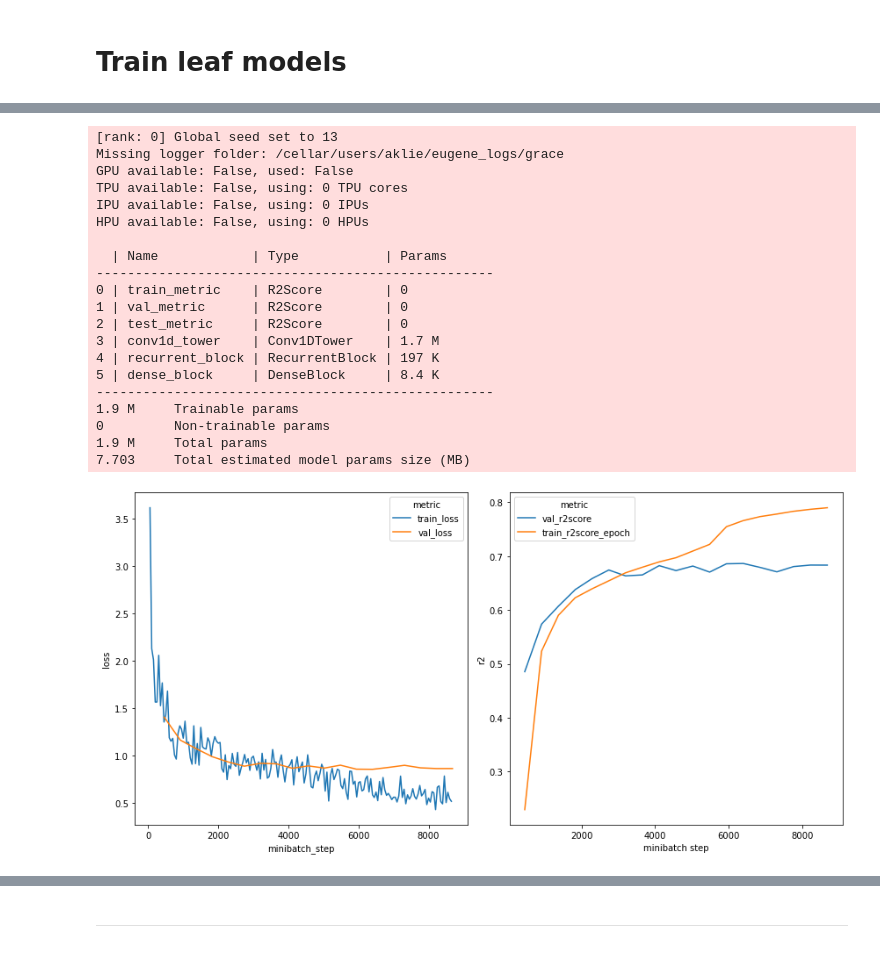
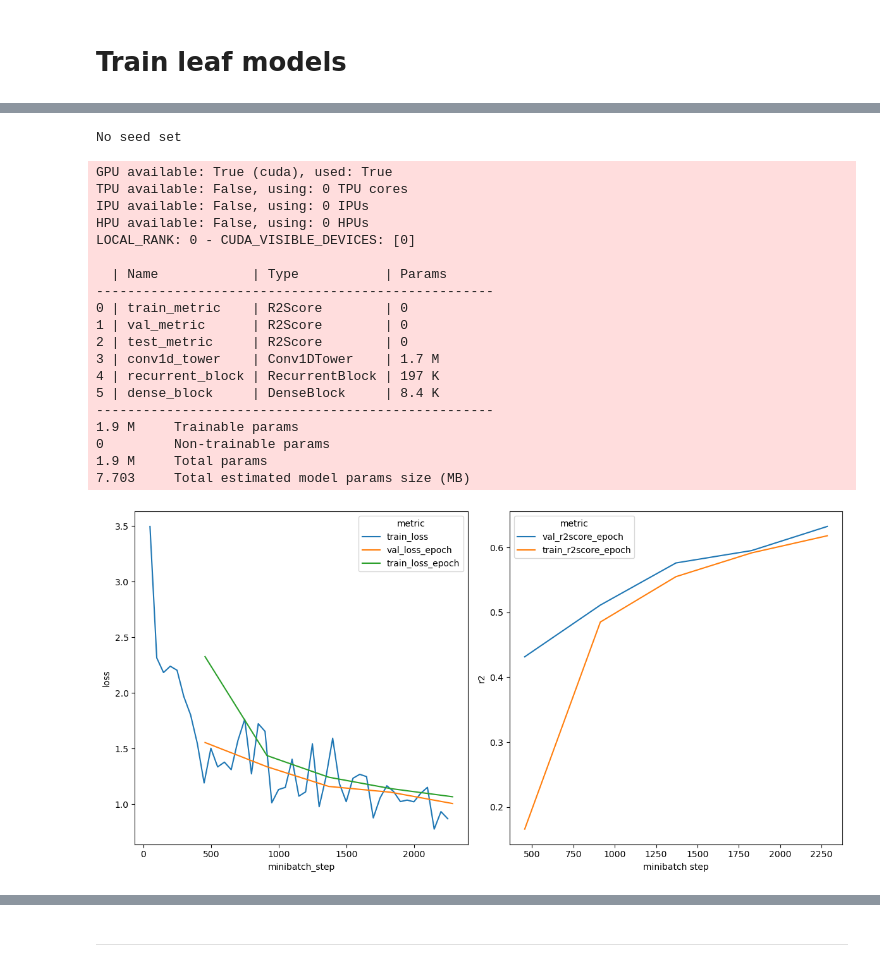
Before and after one commit to ML4GLand/EUGenE_use_cases, a Jupyter notebook: jores21/iit.ipynb, the cells around one changed output, grey strips where cells are left out. Cells and saved outputs as stored; diff of their text form; code cells hidden in the pictures.

```diff
--- a/jores21/iit.ipynb
+++ b/jores21/iit.ipynb
@@ -124,31 +166,30 @@ train.fit(
     train_dataloader=train_sdataloader,
     val_dataloader=val_sdataloader,
     gpus=1,
-    epochs=25,
+    epochs=50,
+    logger="csv",
+    log_dir=os.path.join(cwd, "models"),
     name="grace",
+    version="leaf"
 )
 # %% [output]
-[rank: 0] Global seed set to 13
-Missing logger folder: /cellar/users/aklie/eugene_logs/grace
-GPU available: False, used: False
-TPU available: False, using: 0 TPU cores
-IPU available: False, using: 0 IPUs
-HPU available: False, using: 0 HPUs
-
-  | Name            | Type           | Params
----------------------------------------------------
-0 | train_metric    | R2Score        | 0
-1 | val_metric      | R2Score        | 0
-2 | test_metric     | R2Score        | 0
-3 | conv1d_tower    | Conv1DTower    | 1.7 M
-4 | recurrent_block | RecurrentBlock | 197 K
-5 | dense_block     | DenseBlock     | 8.4 K
----------------------------------------------------
-1.9 M     Trainable params
-0         Non-trainable params
-1.9 M     Total params
-7.703     Total estimated model params size (MB)
+No seed set
+GPU available: True (cuda), used: True
+TPU available: False, using: 0 TPU cores
+IPU available: False, using: 0 IPUs
+HPU available: False, using: 0 HPUs
+LOCAL_RANK: 0 - CUDA_VISIBLE_DEVICES: [0]
+
+  | Name            | Type           | Params
+---------------------------------------------------
+0 | train_metric    | R2Score        | 0
+1 | val_metric      | R2Score        | 0
+2 | test_metric     | R2Score        | 0
+3 | conv1d_tower    | Conv1DTower    | 1.7 M
+4 | recurrent_block | RecurrentBlock | 197 K
+5 | dense_block     | DenseBlock     | 8.4 K
+---------------------------------------------------
+1.9 M     Trainable params
+0         Non-trainable params
+1.9 M     Total params
+7.703     Total estimated model params size (MB)
-# %%
-eu.pl.training_summary("eugene_logs/hybrid/version_9/")
-# %% [output]
-[figure, removed]
@@ -154,0 +200,4 @@ eu.pl.training_summary("eugene_logs/hybrid/version_9/")
+# %%
+pl.training_summary(os.path.join(cwd, "models", "grace", "leaf"))
+# %% [output]
+[figure, added]
```
Also changed, not shown: parts of 42 cells of this notebook, 1 other file.
